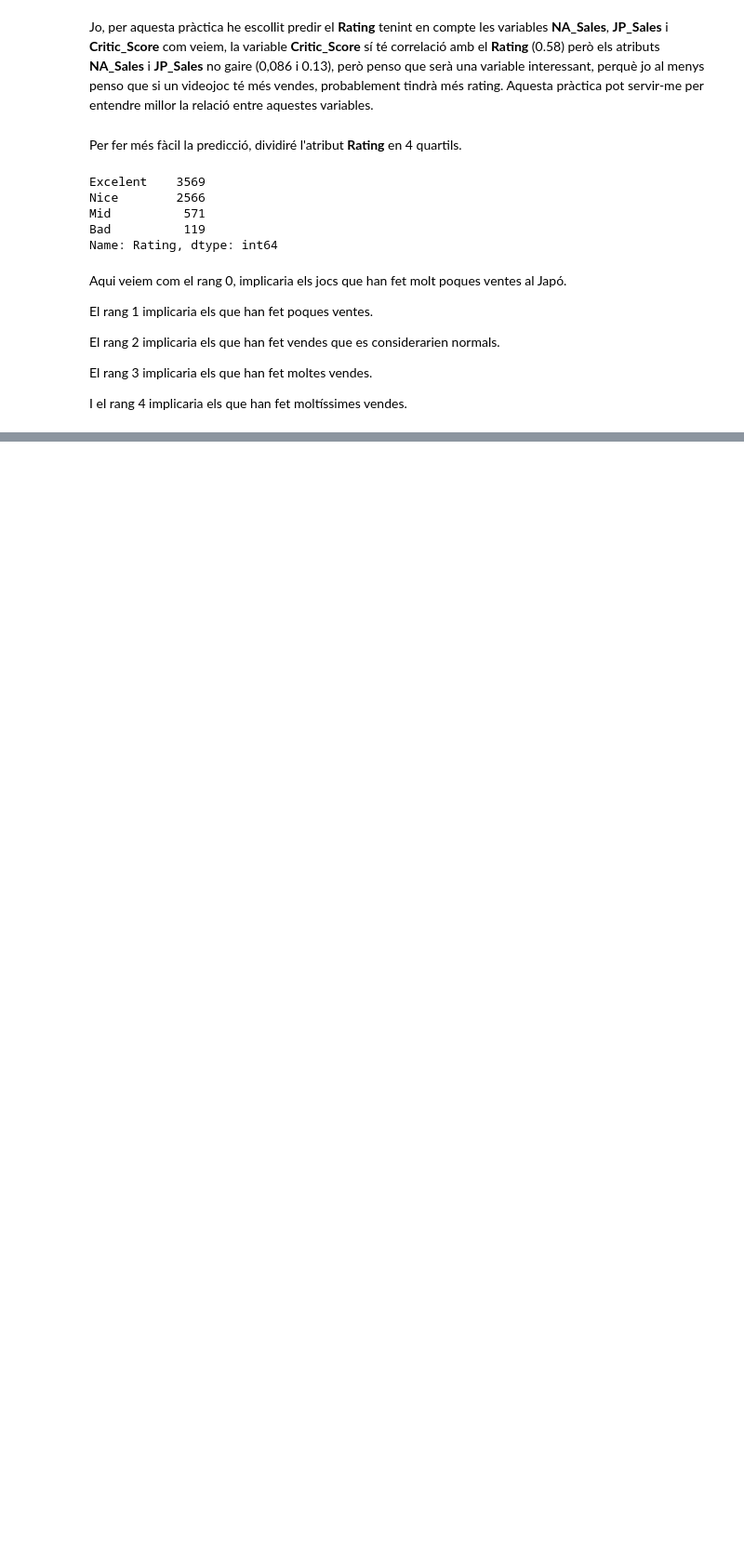
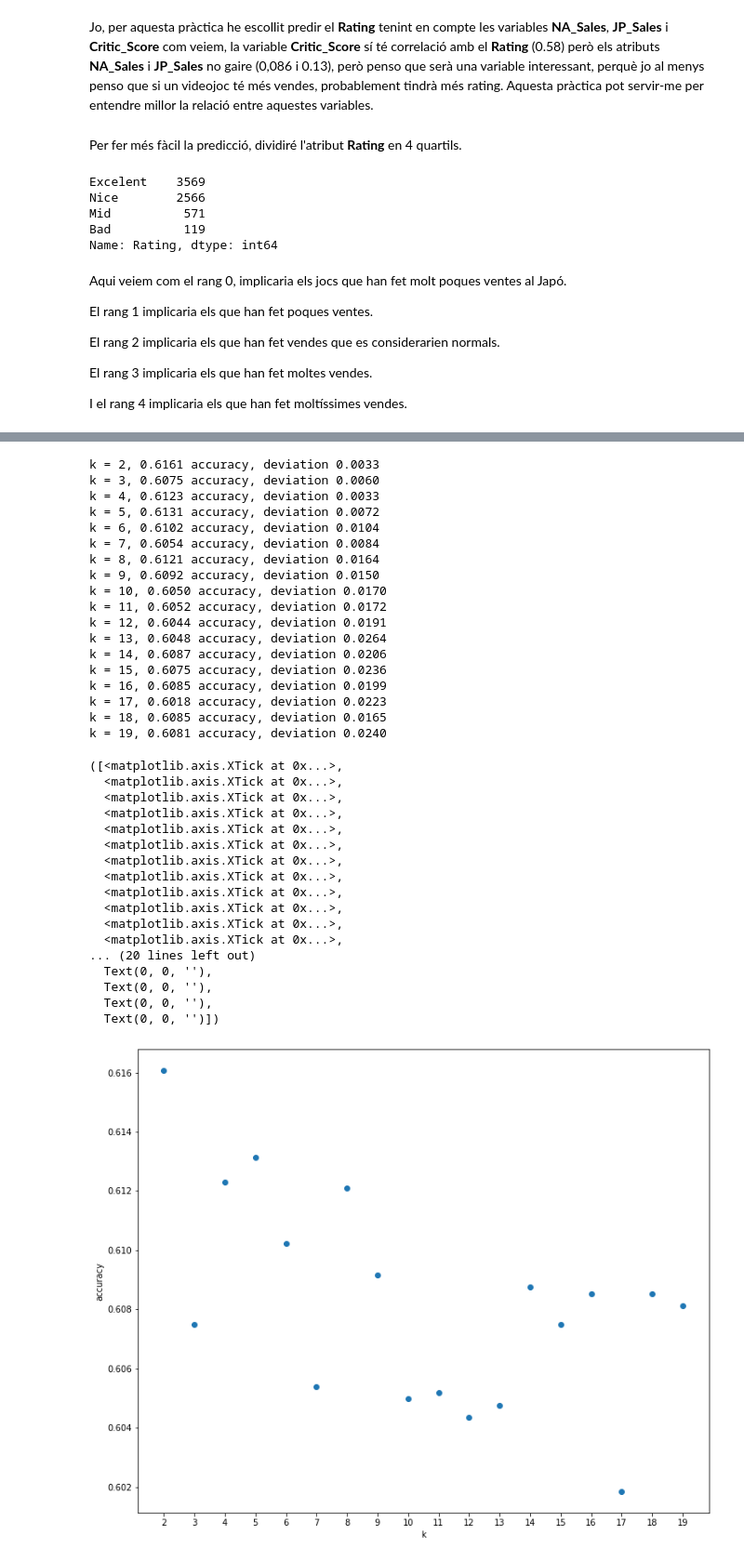
Before and after one commit to saulgordillo/APC_Kaggle, a Jupyter notebook: kaggle.ipynb, the cells around one changed output, grey strips where cells are left out. Shown: that part at 93% size. Saved outputs shown, nothing was run; the diff lists cells and outputs as text; code cells hidden in the pictures; blank space fills up the shorter version.

```diff
--- a/kaggle.ipynb
+++ b/kaggle.ipynb
@@ -359,0 +408,52 @@ Com veiem al gràfic (encara que ja ho vèiem a la matriu de correlació) està
+# %%
+knn = KNeighborsClassifier(n_neighbors=15)
+score = list()
+k_range = range(2,20)
+
+for k in k_range:
+    s = cross_val_score(knn, X_train, y_train, cv=k, scoring="accuracy")
+    score.append(s.mean())
+    print("k = %d, %0.4f accuracy, deviation %0.4f" % (k, s.mean(), s.std()))
+
+plt.figure(figsize=(12,10))
+plt.xlabel("k")
+plt.ylabel("accuracy")
+plt.scatter(k_range, score)
+plt.xticks(k_range)
+# %% [output]
+k = 2, 0.6161 accuracy, deviation 0.0033
+k = 3, 0.6075 accuracy, deviation 0.0060
+k = 4, 0.6123 accuracy, deviation 0.0033
+k = 5, 0.6131 accuracy, deviation 0.0072
+k = 6, 0.6102 accuracy, deviation 0.0104
+k = 7, 0.6054 accuracy, deviation 0.0084
+k = 8, 0.6121 accuracy, deviation 0.0164
+k = 9, 0.6092 accuracy, deviation 0.0150
+k = 10, 0.6050 accuracy, deviation 0.0170
+k = 11, 0.6052 accuracy, deviation 0.0172
+k = 12, 0.6044 accuracy, deviation 0.0191
+k = 13, 0.6048 accuracy, deviation 0.0264
+k = 14, 0.6087 accuracy, deviation 0.0206
+k = 15, 0.6075 accuracy, deviation 0.0236
+k = 16, 0.6085 accuracy, deviation 0.0199
+k = 17, 0.6018 accuracy, deviation 0.0223
+k = 18, 0.6085 accuracy, deviation 0.0165
+k = 19, 0.6081 accuracy, deviation 0.0240
+([<matplotlib.axis.XTick at 0x...>,
+  <matplotlib.axis.XTick at 0x...>,
+  <matplotlib.axis.XTick at 0x...>,
+  <matplotlib.axis.XTick at 0x...>,
+  <matplotlib.axis.XTick at 0x...>,
+  <matplotlib.axis.XTick at 0x...>,
+  <matplotlib.axis.XTick at 0x...>,
+  <matplotlib.axis.XTick at 0x...>,
+  <matplotlib.axis.XTick at 0x...>,
+  <matplotlib.axis.XTick at 0x...>,
+  <matplotlib.axis.XTick at 0x...>,
+  <matplotlib.axis.XTick at 0x...>,
+... (20 lines left out)
+  Text(0, 0, ''),
+  Text(0, 0, ''),
+  Text(0, 0, ''),
+  Text(0, 0, '')])
+[figure, added]
```
Also changed, not shown: parts of 20 cells of this notebook.
